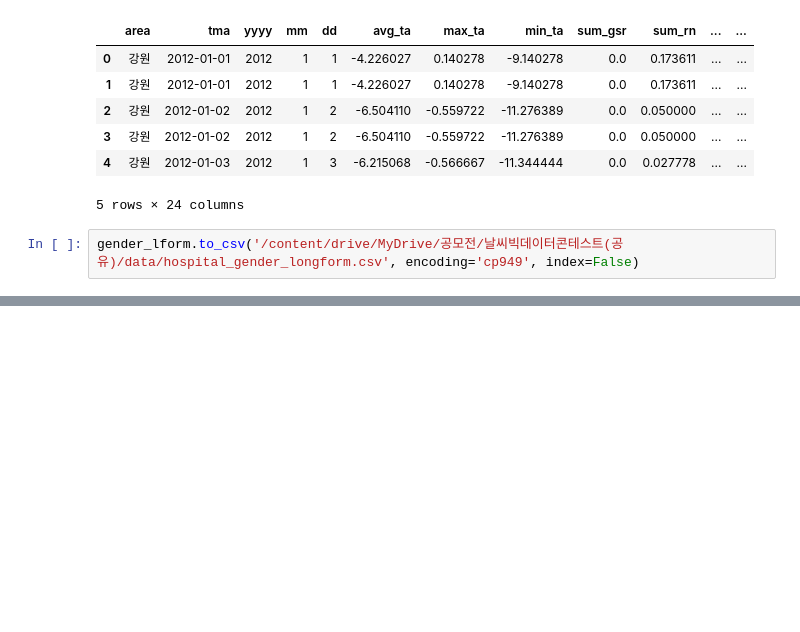
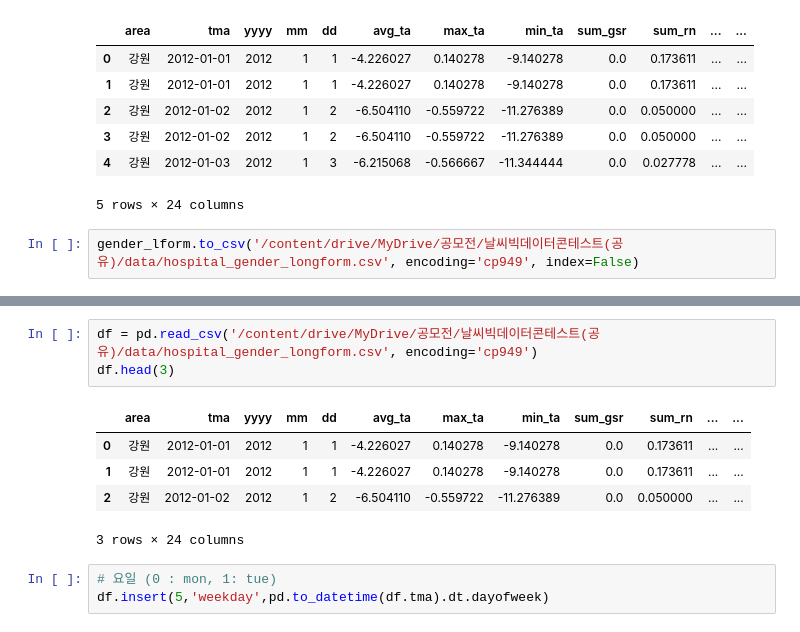
Before and after one commit to leech2193/weather_hospital_sowhat, a Jupyter notebook: 20220714_18_eseul.ipynb, the cells around one changed output, grey strips where cells are left out. Drawn from its saved outputs; the diff is of its cells as text; blank space fills up the shorter version.

```diff
--- a/20220714_18_eseul.ipynb
+++ b/20220714_18_eseul.ipynb
@@ -113,0 +156,12 @@ gender_lform.to_csv('/content/drive/MyDrive/공모전/날
+# %%
+df = pd.read_csv('/content/drive/MyDrive/공모전/날씨빅데이터콘테스트(공유)/data/hospital_gender_longform.csv', encoding='cp949')
+df.head(3)
+# %% [output]
+|  | area | tma | yyyy | mm | dd | avg_ta | max_ta | min_ta | sum_gsr | sum_rn | ... | ... |
+| 0 | 강원 | 2012-01-01 | 2012 | 1 | 1 | -4.226027 | 0.140278 | -9.140278 | 0.0 | 0.173611 | ... | ... |
+| 1 | 강원 | 2012-01-01 | 2012 | 1 | 1 | -4.226027 | 0.140278 | -9.140278 | 0.0 | 0.173611 | ... | ... |
+| 2 | 강원 | 2012-01-02 | 2012 | 1 | 2 | -6.504110 | -0.559722 | -11.276389 | 0.0 | 0.050000 | ... | ... |
+3 rows × 24 columns
+# %%
+# 요일 (0 : mon, 1: tue)
+df.insert(5,'weekday',pd.to_datetime(df.tma).dt.dayofweek)
```
Also changed, not shown: parts of 14 cells of this notebook.
